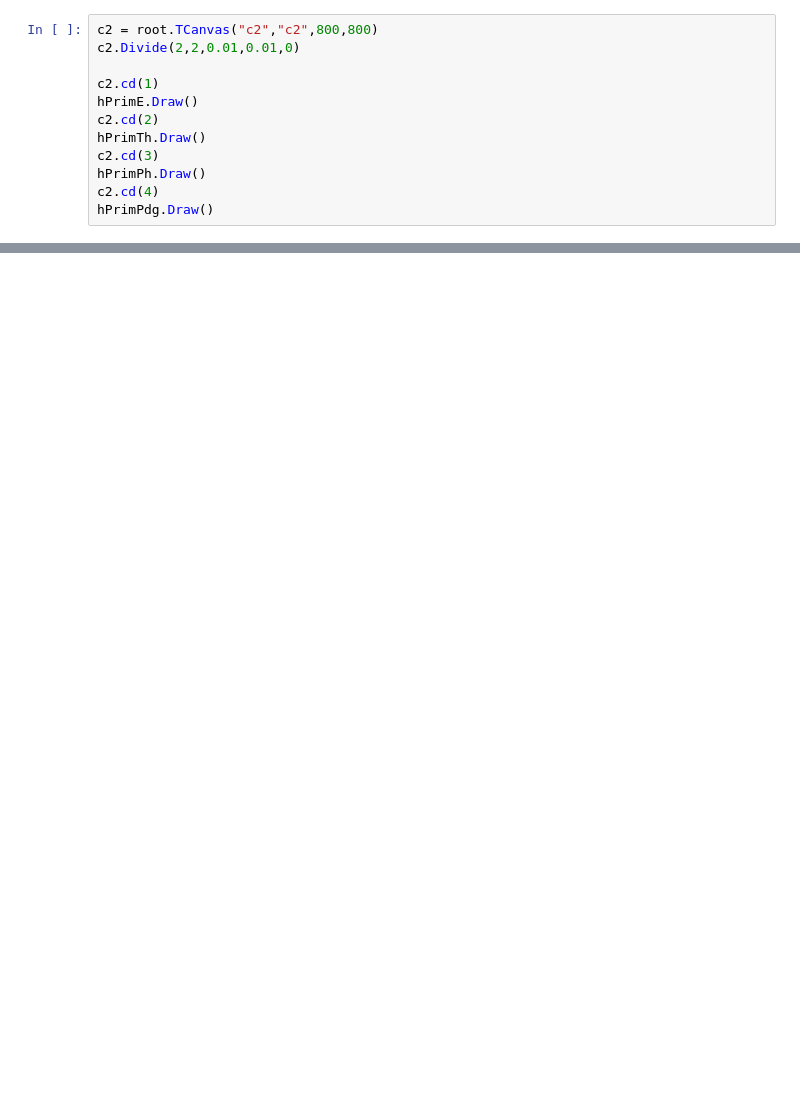
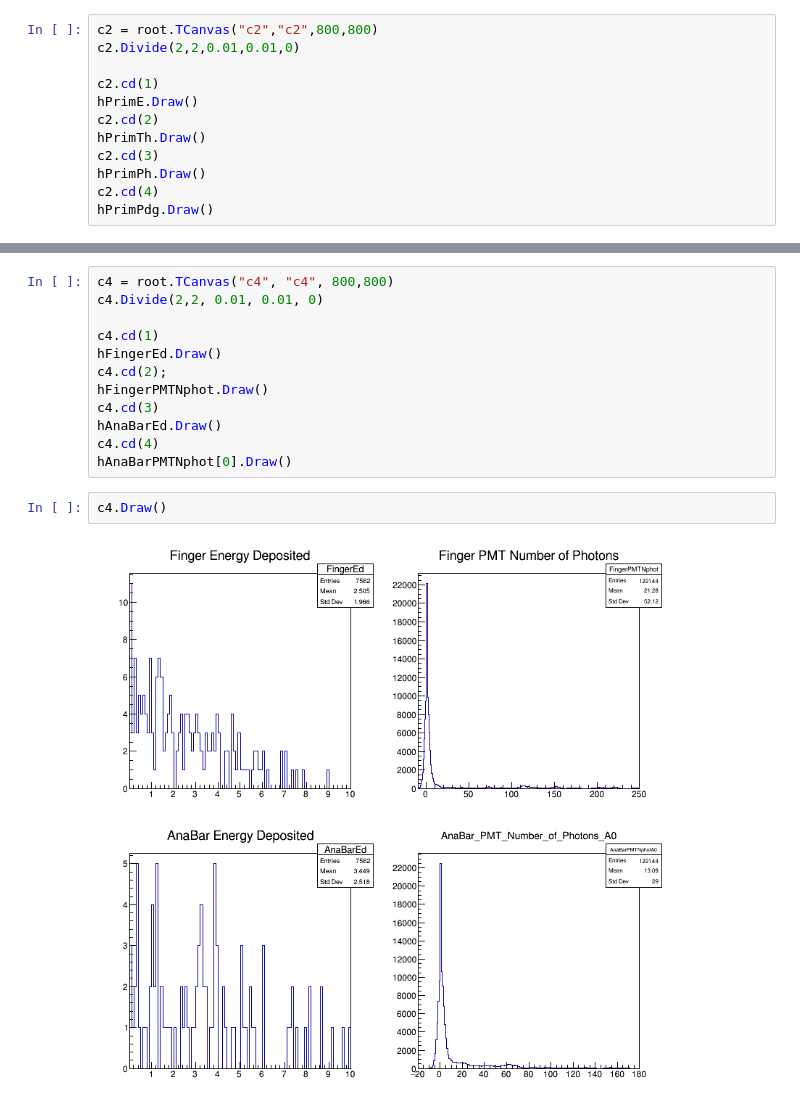
Before and after one commit to chapatilasers/AnaBarMC, a Jupyter notebook: AnalyseSignalsPyROOT.ipynb, the cells around one changed output, grey strips where cells are left out. Drawn from its saved outputs; the diff is of its cells as text; blank space fills up the shorter version.

```diff
--- a/AnalyseSignalsPyROOT.ipynb
+++ b/AnalyseSignalsPyROOT.ipynb
@@ -212,0 +243,16 @@ c3.Draw()
+# %%
+c4 = root.TCanvas("c4", "c4", 800,800)
+c4.Divide(2,2, 0.01, 0.01, 0)
+
+c4.cd(1)
+hFingerEd.Draw()
+c4.cd(2);
+hFingerPMTNphot.Draw()
+c4.cd(3)
+hAnaBarEd.Draw()
+c4.cd(4)
+hAnaBarPMTNphot[0].Draw()
+# %%
+c4.Draw()
+# %% [output]
+[figure, added]
```
Also changed, not shown: parts of 6 cells of this notebook.
